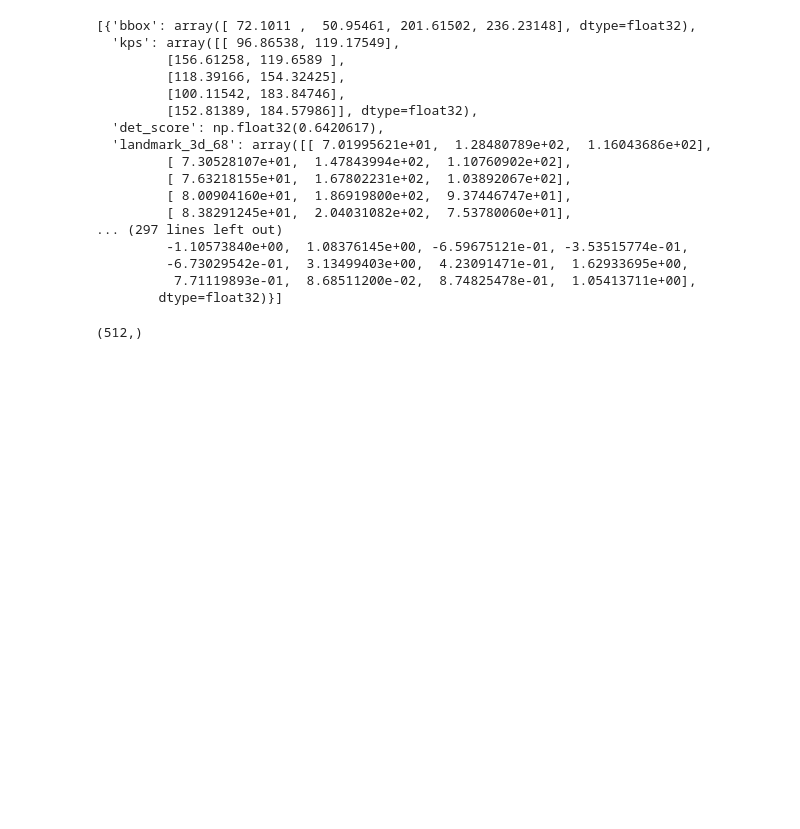
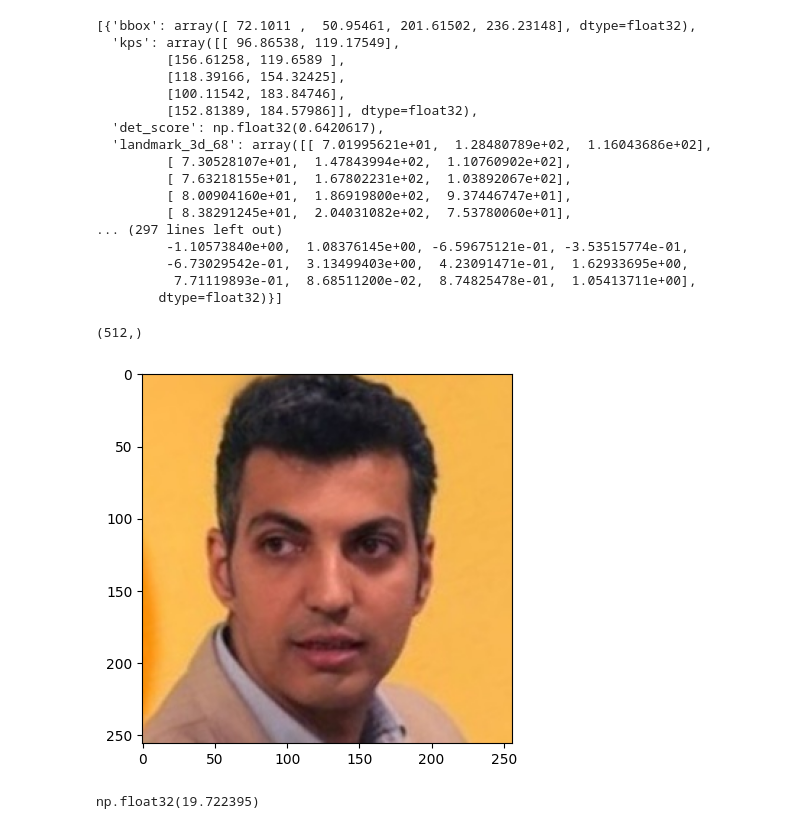
Before and after one commit to MahdiAhmadiKamal/Face-Verification, a Jupyter notebook: face_recognition.ipynb, the cells around one changed output. Cells and saved outputs as stored; diff of their text form; code cells hidden in the pictures; blank space fills up the shorter version.

```diff
--- a/face_recognition.ipynb
+++ b/face_recognition.ipynb
@@ -53,3 +53,10 @@ embedding_1 = result_1[0]["embedding"]
 result_1[0]["embedding"].shape
 # %% [output]
 (512,)
+# %%
+image_2 = cv2.imread("input\img2.jpg")
+image_2 = cv2.cvtColor(image_2, cv2.COLOR_BGR2RGB)
+plt.imshow(image_2)
+plt.show()
+# %% [output]
+[figure, added]
@@ -55,0 +67,4 @@ result_1[0]["embedding"].shape
+# %%
+np.sqrt(np.sum((embedding_1 - embedding_2)**2))
+# %% [output]
+np.float32(19.722395)
```
Also changed, not shown: parts of 2 cells of this notebook.
